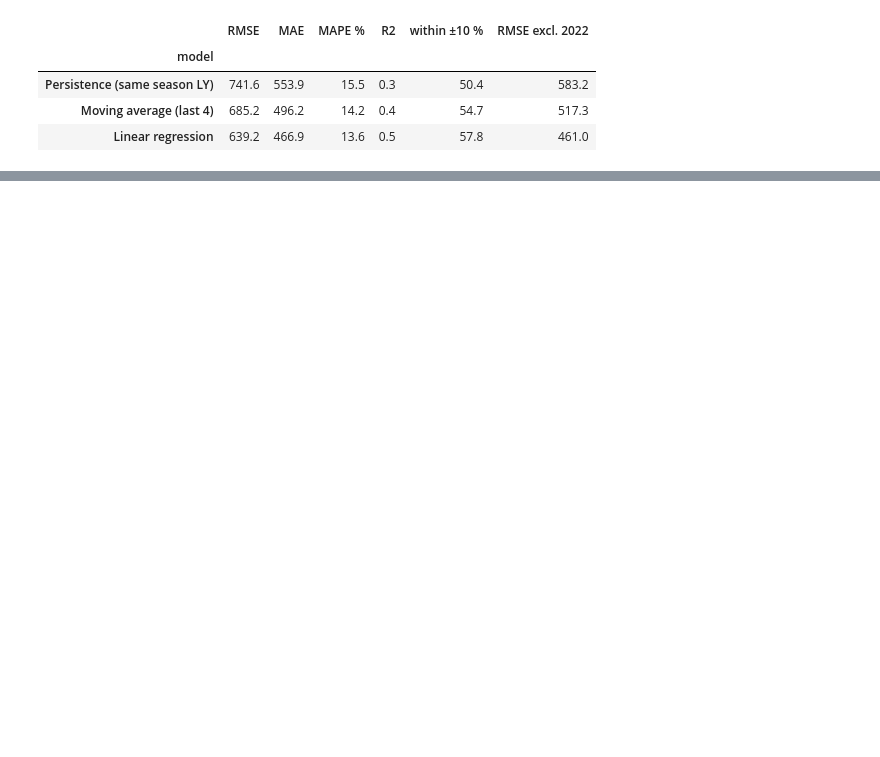
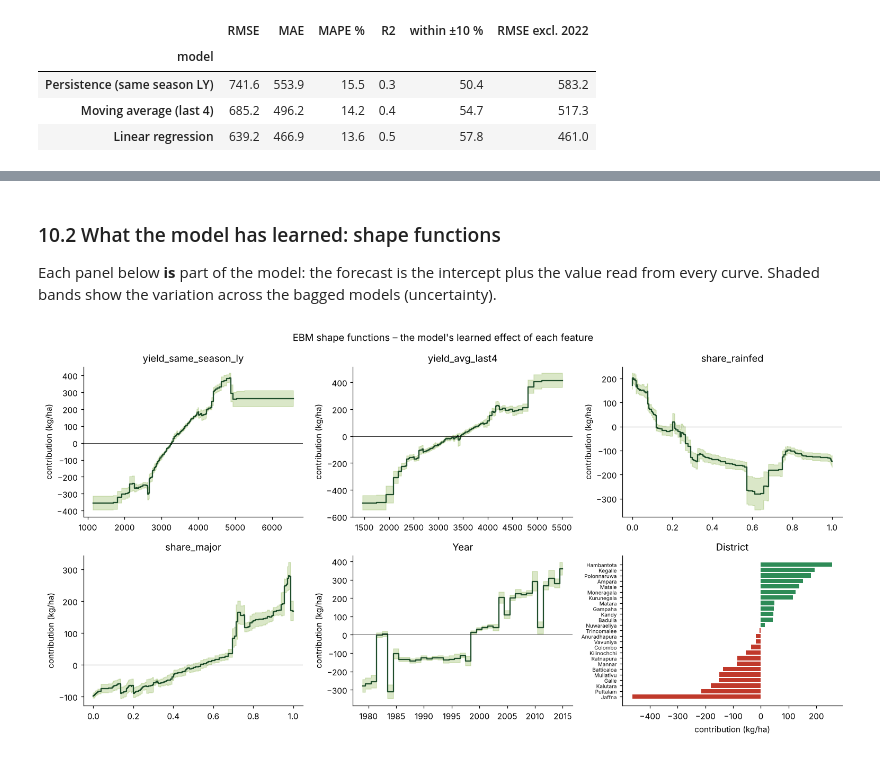
Before and after one commit to WarnaBuddhikaUom/paddy-yield-forecasting-sl, a Jupyter notebook: notebooks/paddy_yield_forecasting.ipynb, the cells around one changed output, grey strips where cells are left out. Saved outputs shown, nothing was run; the diff lists cells and outputs as text; code cells hidden in the pictures; blank space fills up the shorter version.

```diff
--- a/notebooks/paddy_yield_forecasting.ipynb
+++ b/notebooks/paddy_yield_forecasting.ipynb
@@ -618,0 +537,22 @@ Saved: /home/claude/proj/models/paddy_yield_model.pkl (1.2 MB)
+# %% [markdown]
+### 10.2 What the model has learned: shape functions
+Each panel below **is** part of the model: the forecast is the intercept plus the value read from every curve. Shaded bands show the variation across the bagged models (uncertainty).
+# %%
+g = ebm.explain_global()
+def shape(term):
+    d = g.data(ebm.term_names_.index(term))
+    return d
+fig, axes = plt.subplots(2, 3, figsize=(14, 7.2))
+for ax, term in zip(axes.ravel()[:5], ["yield_same_season_ly", "yield_avg_last4", "share_rainfed", "share_major", "Year"]):
+    d = shape(term); edges = np.asarray(d["names"], dtype=float); sc = np.asarray(d["scores"])
+    lo, hi = np.asarray(d["lower_bounds"]), np.asarray(d["upper_bounds"])
+    x = np.repeat(edges, 2)[1:-1]; y = np.repeat(sc, 2)
+    ax.plot(x, y, color="#1e4d2b"); ax.fill_between(x, np.repeat(lo, 2), np.repeat(hi, 2), color="#97bc62", alpha=0.35)
+    ax.axhline(0, color="k", lw=0.5); ax.set_title(term); ax.set_ylabel("contribution (kg/ha)")
+d = shape("District"); dd = pd.Series(d["scores"], index=d["names"]).sort_values()
+axes[1, 2].barh(dd.index, dd.values, color=["#c0392b" if v < 0 else "#2e8b57" for v in dd.values]); axes[1, 2].tick_params(axis="y", labelsize=6.5)
+axes[1, 2].set_title("District"); axes[1, 2].set_xlabel("contribution (kg/ha)")
+fig.suptitle("EBM shape functions – the model's learned effect of each feature")
+savefig("08_ebm_shapes")
+# %% [output]
+[figure, added]
```
Also changed, not shown: parts of 66 cells of this notebook, 27 other files.
